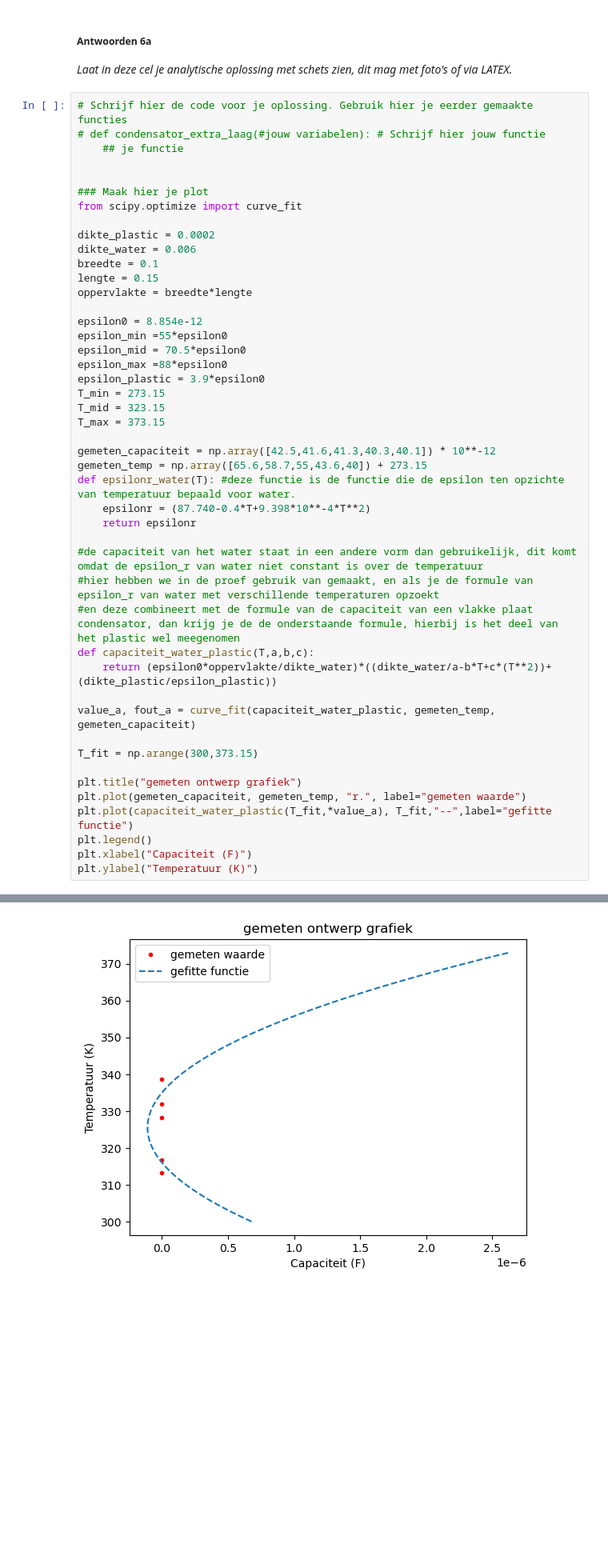
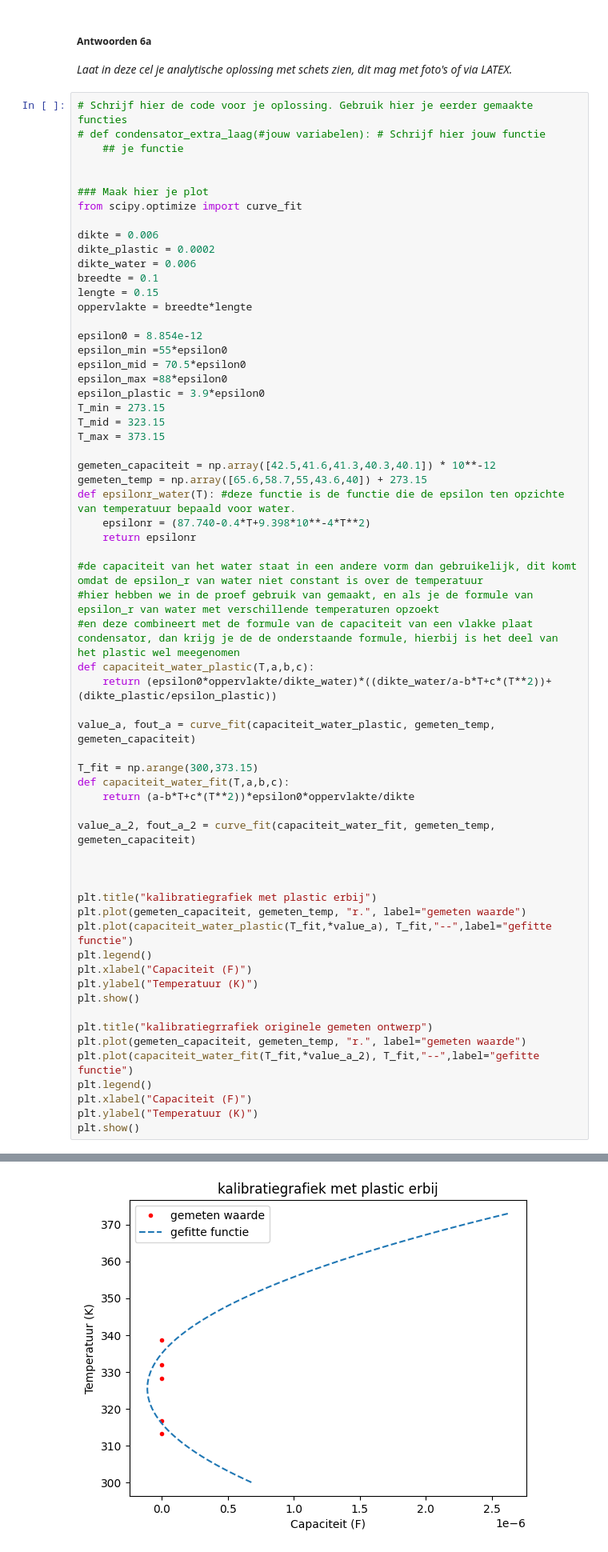
Before and after one commit to ErikvdBerkmortel/DEF-repository, a Jupyter notebook: DigitaleOntwerpopdrachten/1CondensatorOpdracht/CondensatorOntwerpopdracht.ipynb, the cells around one changed output, grey strips where cells are left out. Shown at 80% size. Drawn from its saved outputs; the diff is of its cells as text; blank space fills up the shorter version.

```diff
--- a/DigitaleOntwerpopdrachten/1CondensatorOpdracht/CondensatorOntwerpopdracht.ipynb
+++ b/DigitaleOntwerpopdrachten/1CondensatorOpdracht/CondensatorOntwerpopdracht.ipynb
@@ -1055,6 +1055,7 @@ Deze vraag is goed om te kiezen als je in je ontwerp een kleine laag extra mater
 ### Maak hier je plot
 from scipy.optimize import curve_fit
 
+dikte = 0.006
 dikte_plastic = 0.0002
 dikte_water = 0.006
 breedte = 0.1
@@ -1085,11 +1086,26 @@ def capaciteit_water_plastic(T,a,b,c):
 value_a, fout_a = curve_fit(capaciteit_water_plastic, gemeten_temp, gemeten_capaciteit)
 
 T_fit = np.arange(300,373.15)
+def capaciteit_water_fit(T,a,b,c):
+    return (a-b*T+c*(T**2))*epsilon0*oppervlakte/dikte
 
-plt.title("gemeten ontwerp grafiek")
+value_a_2, fout_a_2 = curve_fit(capaciteit_water_fit, gemeten_temp, gemeten_capaciteit)
+
+
+
+plt.title("kalibratiegrafiek met plastic erbij")
 plt.plot(gemeten_capaciteit, gemeten_temp, "r.", label="gemeten waarde")
 plt.plot(capaciteit_water_plastic(T_fit,*value_a), T_fit,"--",label="gefitte functie")
 plt.legend()
 plt.xlabel("Capaciteit (F)")
 plt.ylabel("Temperatuur (K)")
+plt.show()
+
+plt.title("kalibratiegrrafiek originele gemeten ontwerp")
+plt.plot(gemeten_capaciteit, gemeten_temp, "r.", label="gemeten waarde")
+plt.plot(capaciteit_water_fit(T_fit,*value_a_2), T_fit,"--",label="gefitte functie")
+plt.legend()
+plt.xlabel("Capaciteit (F)")
+plt.ylabel("Temperatuur (K)")
+plt.show()
 # %% [output]
@@ -1097 +1112 @@ Text(0, 0.5, 'Temperatuur (K)')
-[figure, old version]
+[figure, new version]
```
Also changed, not shown: parts of 10 cells of this notebook, 3 other files.
